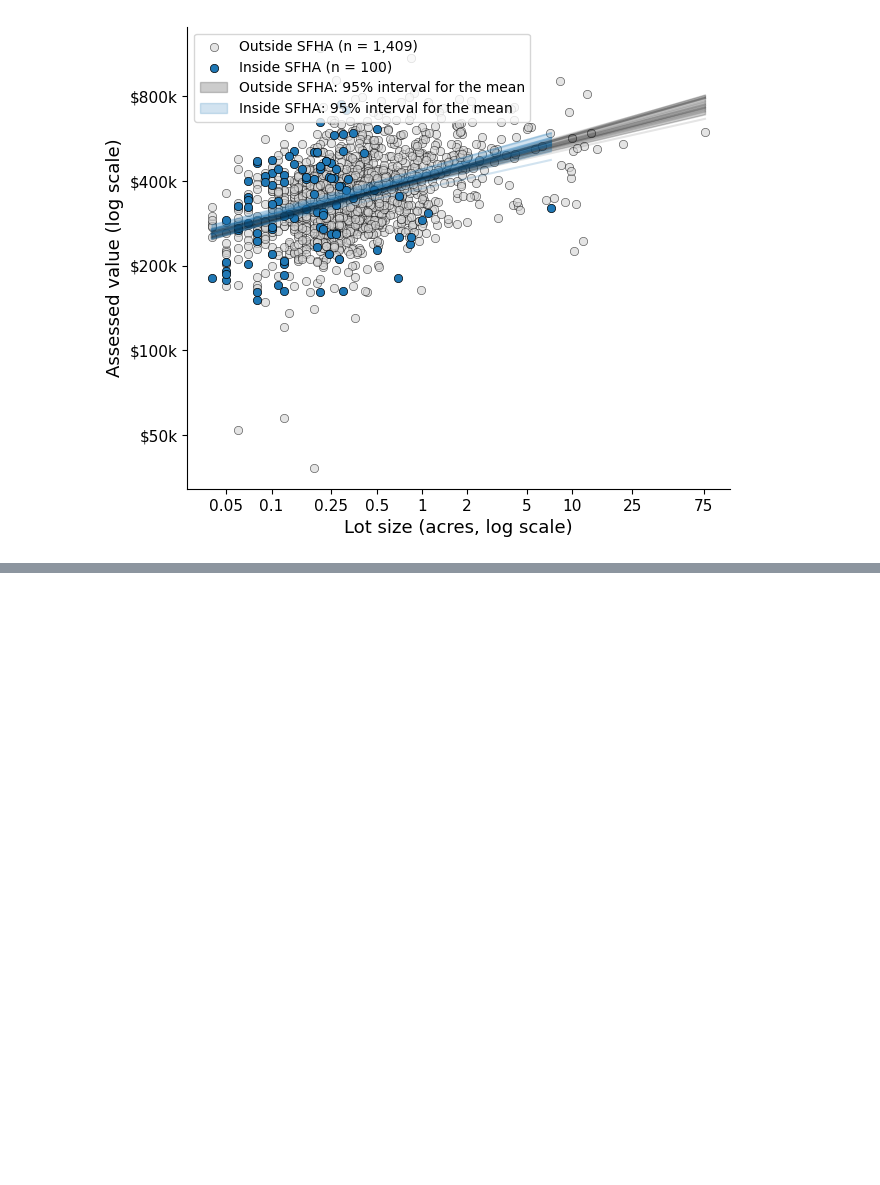
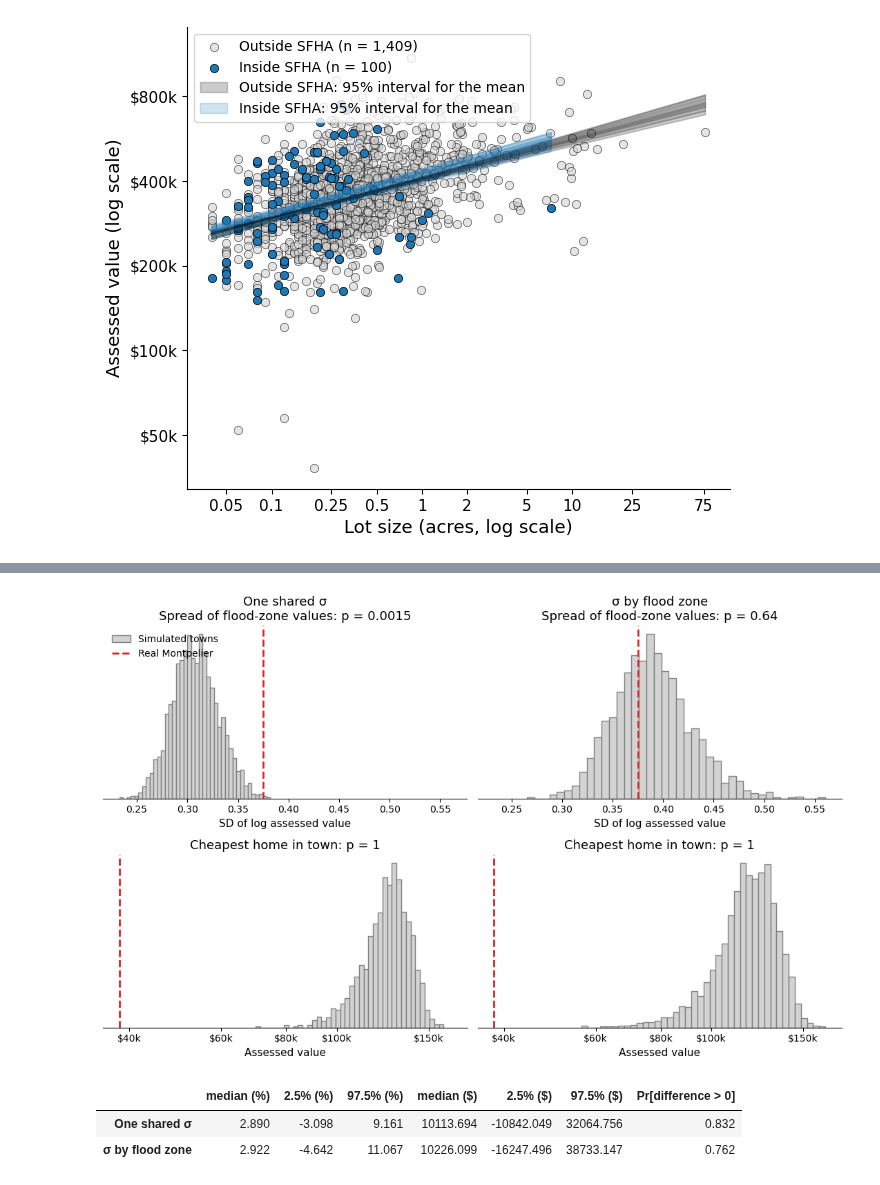
Before and after one commit to marobinette/bayesian_statistics, a Jupyter notebook: portfolio/2/hw2_robinette.ipynb, the cells around one changed output, grey strips where cells are left out. Saved outputs shown, nothing was run; the diff lists cells and outputs as text; code cells hidden in the pictures; blank space fills up the shorter version.

```diff
--- a/portfolio/2/hw2_robinette.ipynb
+++ b/portfolio/2/hw2_robinette.ipynb
@@ -374,0 +508,5 @@ plt.savefig('figures/posterior_predictive_datasets.png', dpi=300)
+# %%
+zone_model = CmdStanModel(stan_file="stan_code/multiple_regression_zone_sigma.stan")
+
+zone_data = {**multiple_data, 'zone': filtered_montpelier_data['in_sfha'].to_numpy() + 1}
+print(np.bincount(zone_data['zone']))
@@ -374,0 +527,4 @@ plt.savefig('figures/posterior_predictive_datasets.png', dpi=300)
+# %%
+zone_fit = zone_model.sample(data=zone_data, chains=2, seed=SEED)
+print(zone_fit.diagnose())
+zone_fit.summary(percentiles=(2.5, 50, 97.5)).loc[['alpha', 'beta[1]', 'beta[2]', 'sigma[1]', 'sigma[2]']]
@@ -374,0 +575,10 @@ plt.savefig('figures/posterior_predictive_datasets.png', dpi=300)
+# %%
+y_rep_zone = zone_fit.stan_variable('Y_rep')
+
+t_rep_zone = {}
+pvals_zone = {}
+for name, T in tests.items():
+    t_rep_zone[name] = np.array([T(y_rep_zone[s]) for s in range(len(y_rep_zone))])
+    pvals_zone[name] = np.mean(t_rep_zone[name] > T(Y))
+
+pd.DataFrame({'baseline': pvals, 'revised': pvals_zone}).round(4)
@@ -374,0 +591,48 @@ plt.savefig('figures/posterior_predictive_datasets.png', dpi=300)
+# %%
+rows = [('SD (inside SFHA)', 'Spread of flood-zone values', 'SD of log assessed value'),
+        ('Minimum',          'Cheapest home in town',       'Assessed value')]
+cols = [('One shared σ',     t_rep_baseline, pvals),
+        ('σ by flood zone',  t_rep_zone,     pvals_zone)]
+min_ticks = [40_000, 60_000, 80_000, 100_000, 150_000]
+
+fig, axes = plt.subplots(2, 2, figsize=(11, 7), sharex='row')
+for r, (name, label, xlab) in enumerate(rows):
+    t_obs = tests[name](Y)
+    for c, (model, t_rep, p) in enumerate(cols):
+        ax = axes[r, c]
+        ax.hist(t_rep[name], bins=40, color='lightgray', edgecolor='gray', label='Simulated towns')
+        ax.axvline(t_obs, color='tab:red', linestyle='--', linewidth=2, label='Real Montpelier')
+        title = f'{label}: p = {p[name]:.2g}'
+        ax.set_title(f'{model}\n{title}' if r == 0 else title, fontsize=13)
+        ax.set_xlabel(xlab, fontsize=11)
+        ax.set_yticks([])
+        ax.spines[['top', 'right', 'left']].set_visible(False)
+        if name == 'Minimum':
+            ax.set_xticks(np.log(min_ticks), [f'${t // 1000}k' for t in min_ticks])
+
+axes[0, 0].legend(loc='upper left', frameon=False, fontsize=10)
+plt.tight_layout()
+plt.savefig('figures/pvalue_before_after_slide.png', dpi=300)
+plt.show()
+# %% [output]
+[figure, added]
+# %%
+flood_pct = {
+    'One shared σ':    100 * (np.exp(draws['beta[1]']) - 1),
+    'σ by flood zone': 100 * (np.exp(zone_draws['beta[1]']) - 1),
+}
+typical = 350_000   # typical outside home, from exp(alpha)
+
+rows = {}
+for model, d in flood_pct.items():
+    lo, med, hi = np.percentile(d, [2.5, 50, 97.5])
+    rows[model] = {
+        'median (%)': med, '2.5% (%)': lo, '97.5% (%)': hi,
+        'median ($)': typical * med / 100, '2.5% ($)': typical * lo / 100, '97.5% ($)': typical * hi / 100,
+        'Pr[difference > 0]': np.mean(d > 0),
+    }
+pd.DataFrame(rows).T.round(3)
+# %% [output]
+|  | median (%) | 2.5% (%) | 97.5% (%) | median ($) | 2.5% ($) | 97.5% ($) | Pr[difference > 0] |
+| One shared σ | 2.890 | -3.098 | 9.161 | 10113.694 | -10842.049 | 32064.756 | 0.832 |
+| σ by flood zone | 2.922 | -4.642 | 11.067 | 10226.099 | -16247.496 | 38733.147 | 0.762 |
```
Also changed, not shown: parts of 21 cells of this notebook, 11 other files.
